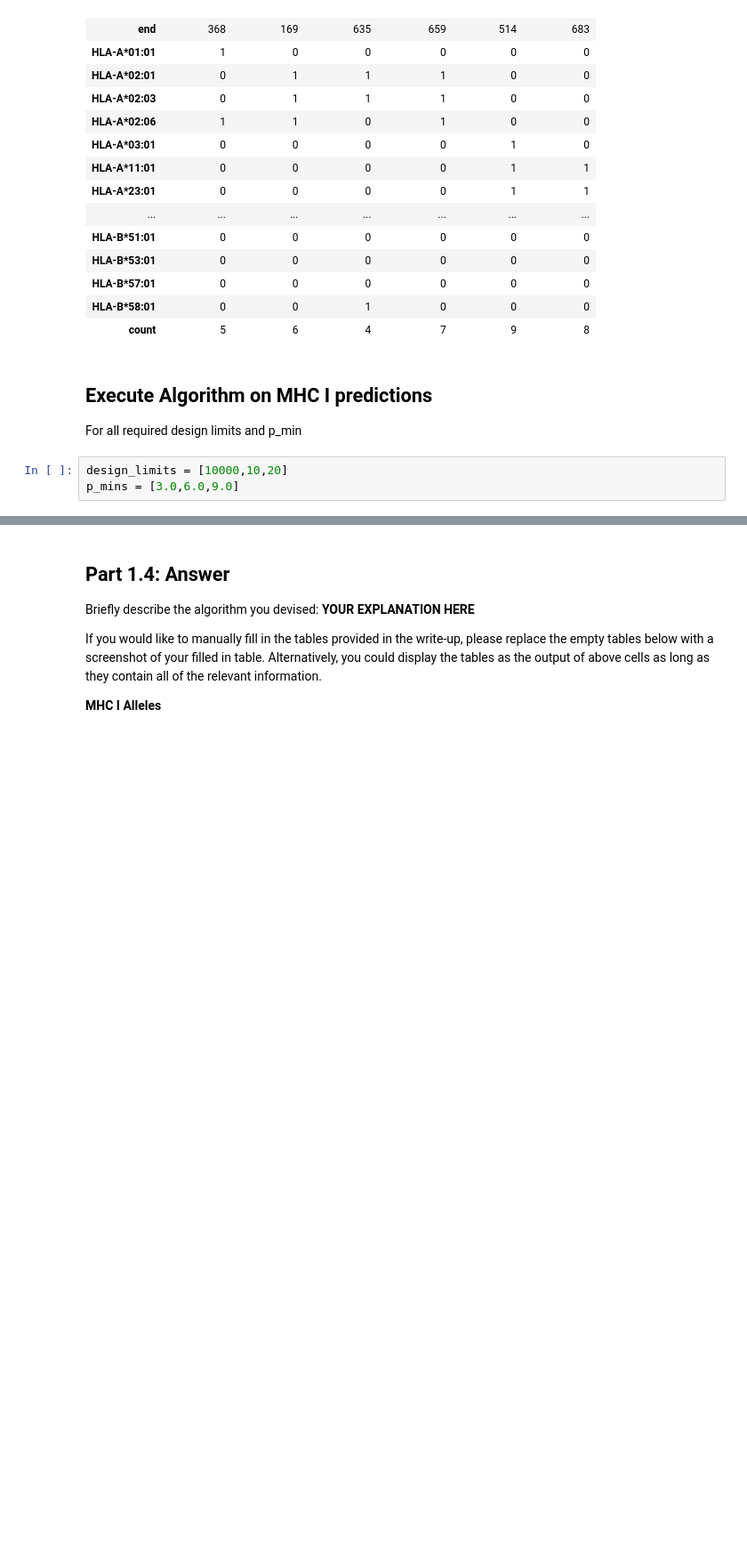
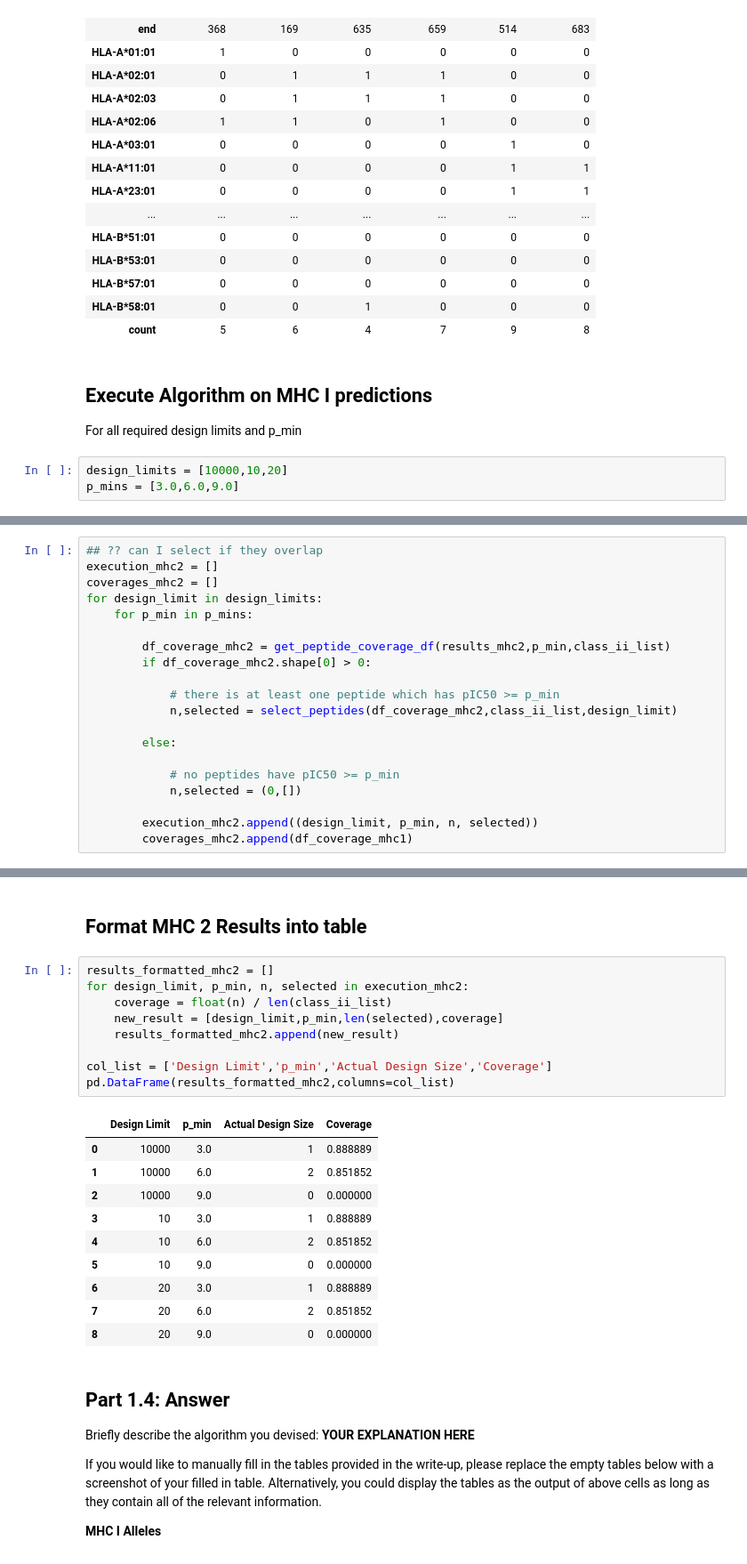
Before and after one commit to ryanquinnnelson/CMU-02718-HW5, a Jupyter notebook: 02_518_02_718_HW_5_ryann.ipynb, the cells around one changed output, grey strips where cells are left out. Shown at 89% size. Saved outputs shown, nothing was run; the diff lists cells and outputs as text; blank space fills up the shorter version.

```diff
--- a/02_518_02_718_HW_5_ryann.ipynb
+++ b/02_518_02_718_HW_5_ryann.ipynb
@@ -1613,0 +1570,20 @@ Select peptide which covers the allele which has the least coverage out of the p
+# %%
+## ?? can I select if they overlap
+execution_mhc2 = []
+coverages_mhc2 = []
+for design_limit in design_limits:
+    for p_min in p_mins:
+
+        df_coverage_mhc2 = get_peptide_coverage_df(results_mhc2,p_min,class_ii_list)
+        if df_coverage_mhc2.shape[0] > 0:
+
+            # there is at least one peptide which has pIC50 >= p_min
+            n,selected = select_peptides(df_coverage_mhc2,class_ii_list,design_limit)
+
+        else:
+
+            # no peptides have pIC50 >= p_min
+            n,selected = (0,[])
+
+        execution_mhc2.append((design_limit, p_min, n, selected))
+        coverages_mhc2.append(df_coverage_mhc1)
@@ -1614,3 +1603,25 @@ Select peptide which covers the allele which has the least coverage out of the p
+# %% [markdown]
+## Format MHC 2 Results into table
+# %%
+results_formatted_mhc2 = []
+for design_limit, p_min, n, selected in execution_mhc2:
+    coverage = float(n) / len(class_ii_list)
+    new_result = [design_limit,p_min,len(selected),coverage]
+    results_formatted_mhc2.append(new_result)
+
+col_list = ['Design Limit','p_min','Actual Design Size','Coverage']
+pd.DataFrame(results_formatted_mhc2,columns=col_list)
+# %% [output]
+|  | Design Limit | p_min | Actual Design Size | Coverage |
+| 0 | 10000 | 3.0 | 1 | 0.888889 |
+| 1 | 10000 | 6.0 | 2 | 0.851852 |
+| 2 | 10000 | 9.0 | 0 | 0.000000 |
+| 3 | 10 | 3.0 | 1 | 0.888889 |
+| 4 | 10 | 6.0 | 2 | 0.851852 |
+| 5 | 10 | 9.0 | 0 | 0.000000 |
+| 6 | 20 | 3.0 | 1 | 0.888889 |
+| 7 | 20 | 6.0 | 2 | 0.851852 |
+| 8 | 20 | 9.0 | 0 | 0.000000 |
 # %% [markdown]
 ## Part 1.4: Answer
 
```
Also changed, not shown: parts of 12 cells of this notebook.
